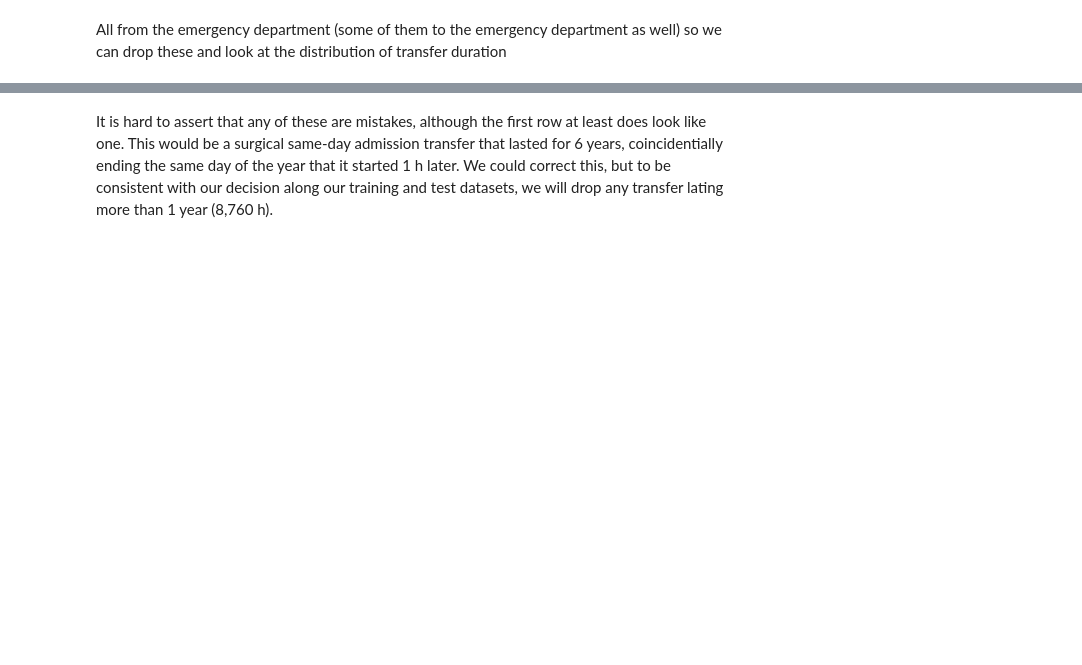
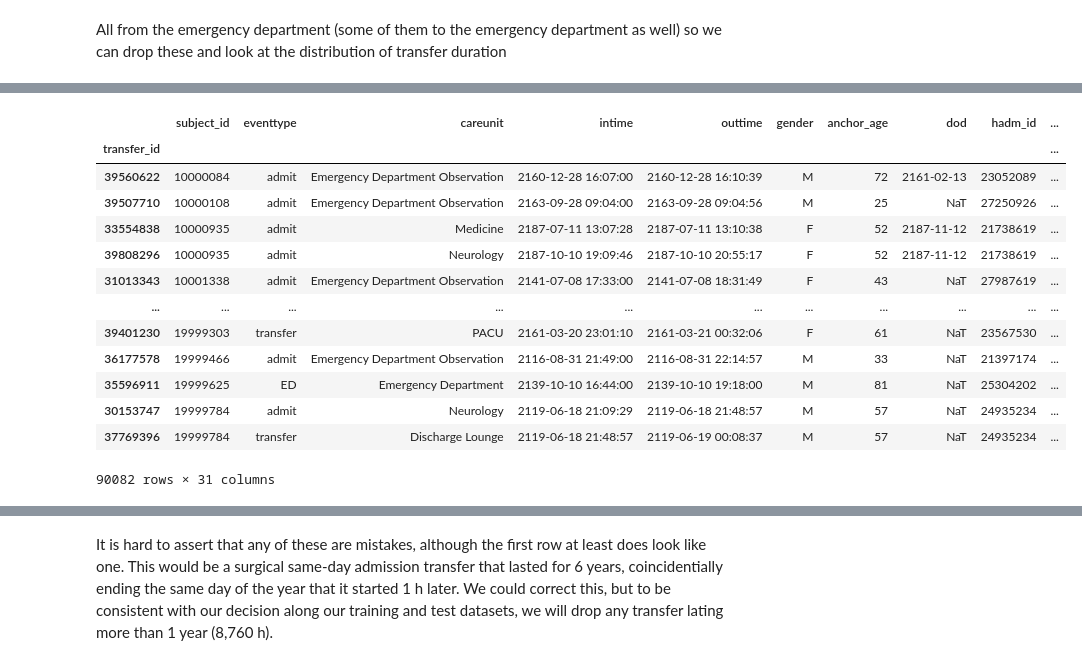
Before and after one commit to NacMed94/Capstone-project-Brainstation, a Jupyter notebook: EDA and feature engineering.ipynb, the cells around one changed output, grey strips where cells are left out. Cells and saved outputs as stored; diff of their text form; code cells hidden in the pictures; blank space fills up the shorter version.

```diff
--- a/EDA and feature engineering.ipynb
+++ b/EDA and feature engineering.ipynb
@@ -341,0 +359,17 @@ As we see in the histogram above, the transfer duration has an exponential (near
+# %%
+X_train[(X_train.subject_id == X_train.subject_id.shift()) & short_transfers]
+# %% [output]
+|  | subject_id | eventtype | careunit | intime | outtime | gender | anchor_age | dod | hadm_id | ... |
+| transfer_id |  |  |  |  |  |  |  |  |  | ... |
+| 39560622 | 10000084 | admit | Emergency Department Observation | 2160-12-28 16:07:00 | 2160-12-28 16:10:39 | M | 72 | 2161-02-13 | 23052089 | ... |
+| 39507710 | 10000108 | admit | Emergency Department Observation | 2163-09-28 09:04:00 | 2163-09-28 09:04:56 | M | 25 | NaT | 27250926 | ... |
+| 33554838 | 10000935 | admit | Medicine | 2187-07-11 13:07:28 | 2187-07-11 13:10:38 | F | 52 | 2187-11-12 | 21738619 | ... |
+| 39808296 | 10000935 | admit | Neurology | 2187-10-10 19:09:46 | 2187-10-10 20:55:17 | F | 52 | 2187-11-12 | 21738619 | ... |
+| 31013343 | 10001338 | admit | Emergency Department Observation | 2141-07-08 17:33:00 | 2141-07-08 18:31:49 | F | 43 | NaT | 27987619 | ... |
+| ... | ... | ... | ... | ... | ... | ... | ... | ... | ... | ... |
+| 39401230 | 19999303 | transfer | PACU | 2161-03-20 23:01:10 | 2161-03-21 00:32:06 | F | 61 | NaT | 23567530 | ... |
+| 36177578 | 19999466 | admit | Emergency Department Observation | 2116-08-31 21:49:00 | 2116-08-31 22:14:57 | M | 33 | NaT | 21397174 | ... |
+| 35596911 | 19999625 | ED | Emergency Department | 2139-10-10 16:44:00 | 2139-10-10 19:18:00 | M | 81 | NaT | 25304202 | ... |
+| 30153747 | 19999784 | admit | Neurology | 2119-06-18 21:09:29 | 2119-06-18 21:48:57 | M | 57 | NaT | 24935234 | ... |
+| 37769396 | 19999784 | transfer | Discharge Lounge | 2119-06-18 21:48:57 | 2119-06-19 00:08:37 | M | 57 | NaT | 24935234 | ... |
+90082 rows × 31 columns
```
Also changed, not shown: parts of 41 cells of this notebook, 1 other file.
